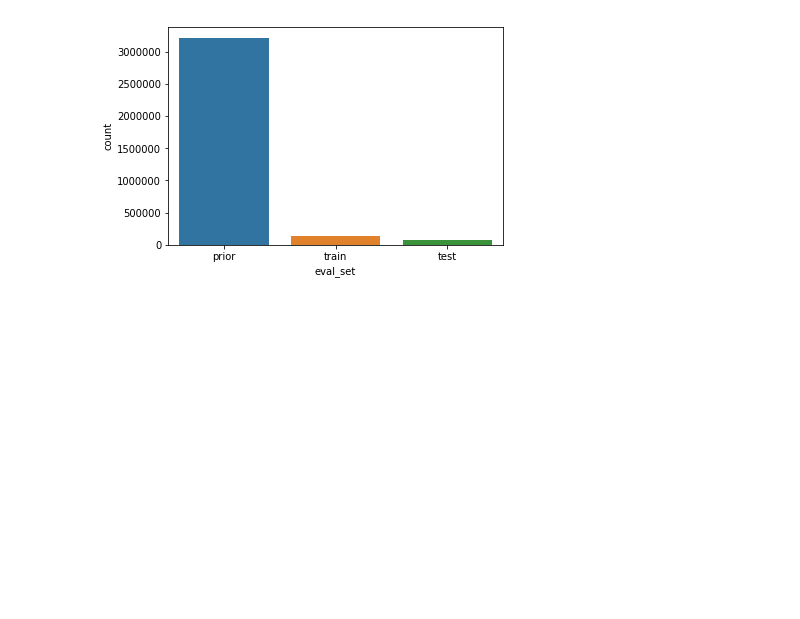
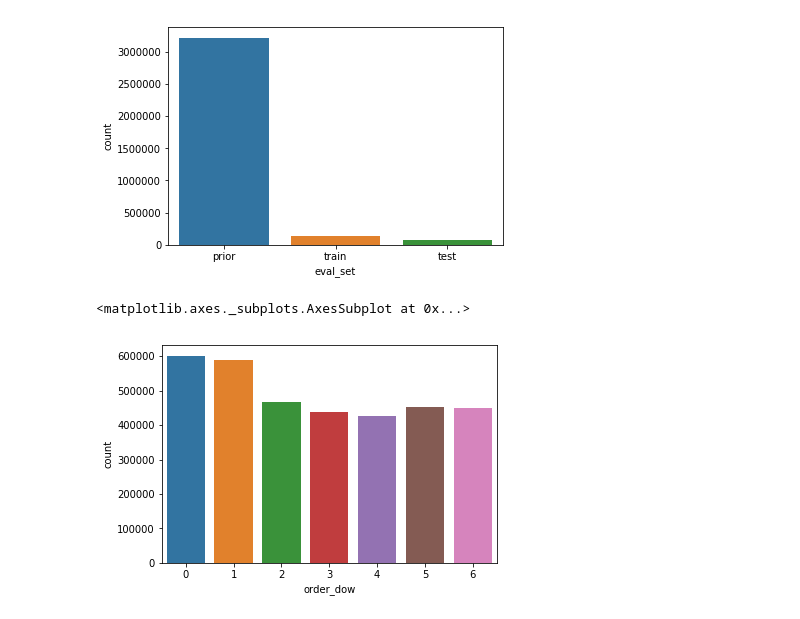
Before and after one commit to Pm1995/Instacart-Basket-Analysis-, a Jupyter notebook: work.ipynb, the cells around one changed output. Cells and saved outputs as stored; diff of their text form; code cells hidden in the pictures; blank space fills up the shorter version.

```diff
--- a/work.ipynb
+++ b/work.ipynb
@@ -97,3 +99,8 @@ sns.countplot(x="eval_set",data=orders)
 # %% [output]
 <matplotlib.axes._subplots.AxesSubplot at 0x...>
 [figure]
+# %%
+sns.countplot(x="order_dow",data=orders)
+# %% [output]
+<matplotlib.axes._subplots.AxesSubplot at 0x...>
+[figure, added]
```
Also changed, not shown: parts of 8 cells of this notebook.
